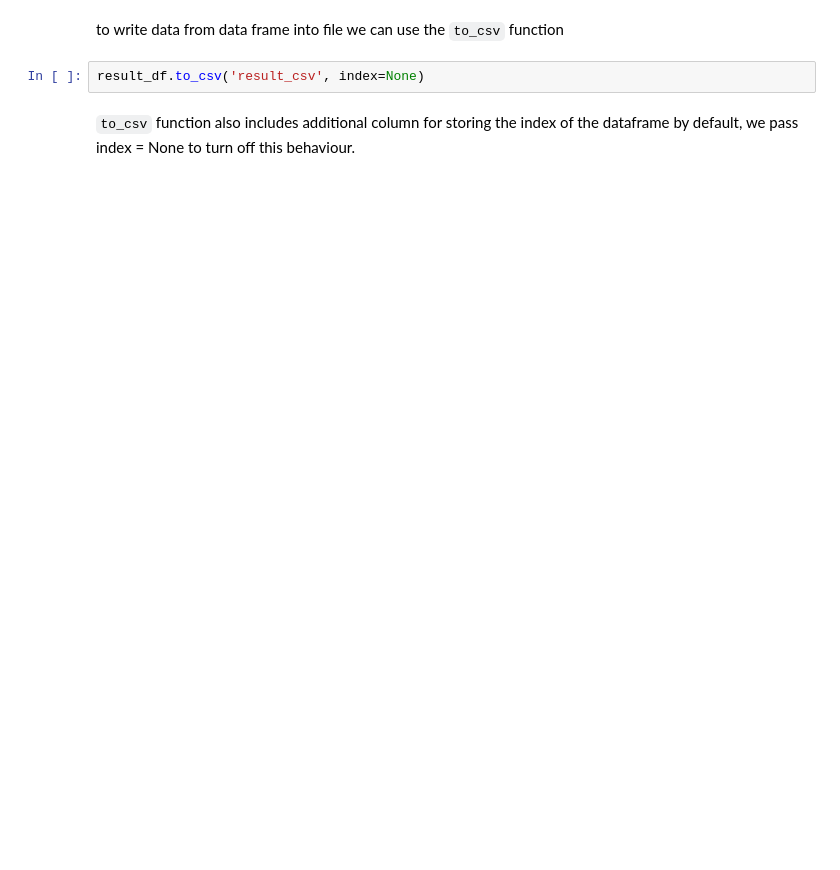
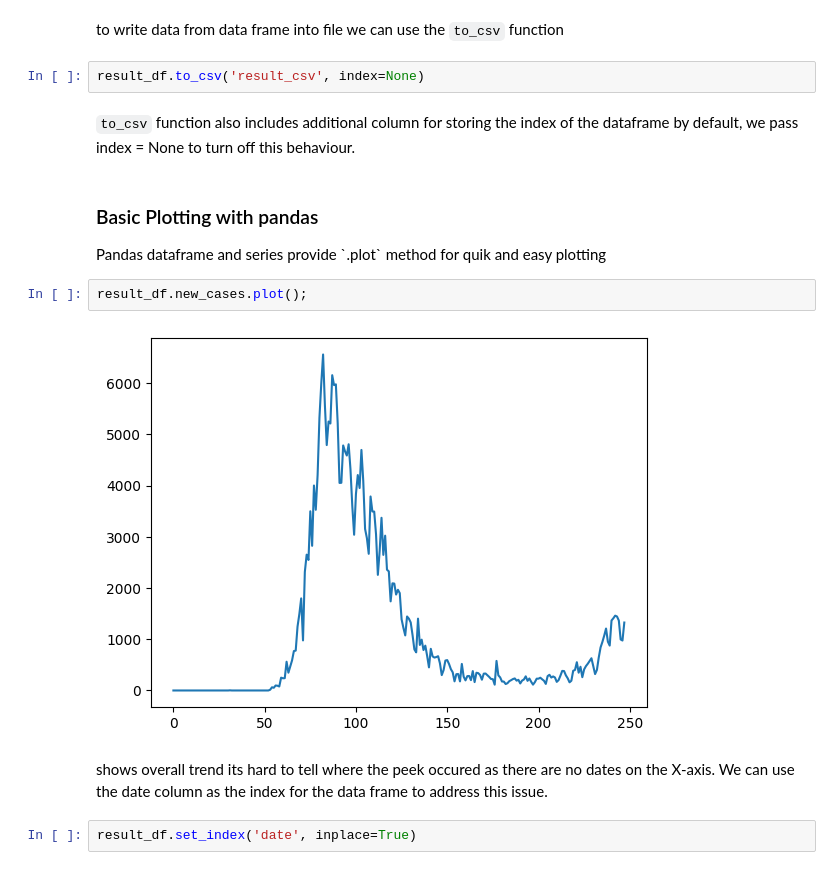
Before and after one commit to ikanhaiya/Python_dataAnalytics-, a Jupyter notebook: pandas/analyzing_italy_covid_daywise.ipynb, the cells around one changed output. Saved outputs shown, nothing was run; the diff lists cells and outputs as text; blank space fills up the shorter version.

Commit message:
plotting using pandas plot function

```diff
--- a/pandas/analyzing_italy_covid_daywise.ipynb
+++ b/pandas/analyzing_italy_covid_daywise.ipynb
@@ -890,3 +891,14 @@ to write data from data frame into file we can use the `to_csv` function
 result_df.to_csv('result_csv', index=None)
 # %% [markdown]
 `to_csv` function also includes additional column for storing the index of the dataframe by default, we pass index = None to turn off this behaviour.
+# %% [markdown]
+<h3> Basic Plotting with pandas </h3>
+Pandas dataframe and series provide `.plot` method for quik and easy plotting
+# %%
+result_df.new_cases.plot();
+# %% [output]
+[figure, added]
+# %% [markdown]
+shows overall trend its hard to tell where the peek occured as there are no dates on the X-axis. We can use the date column as the index for the data frame to address this issue.
+# %%
+result_df.set_index('date', inplace=True)
```
Also changed, not shown: parts of 18 cells of this notebook, 1 other file.
